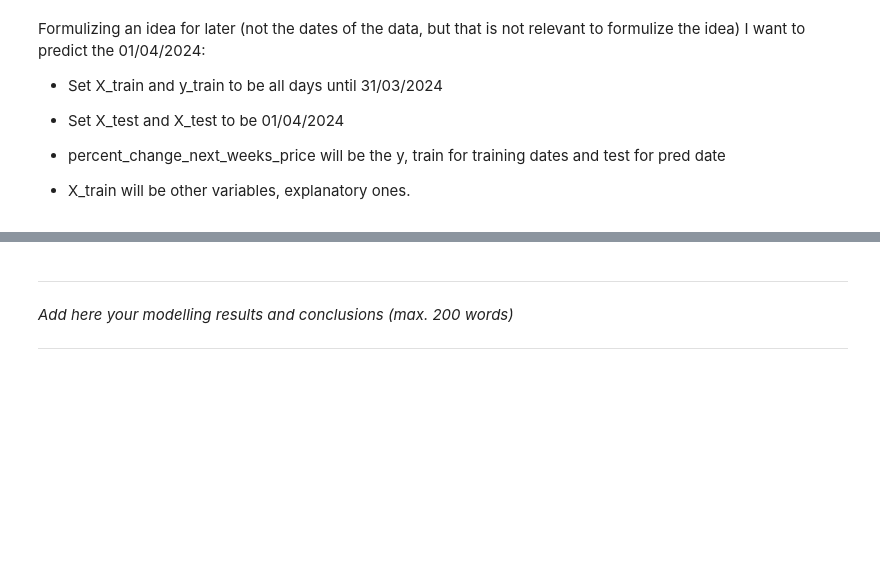
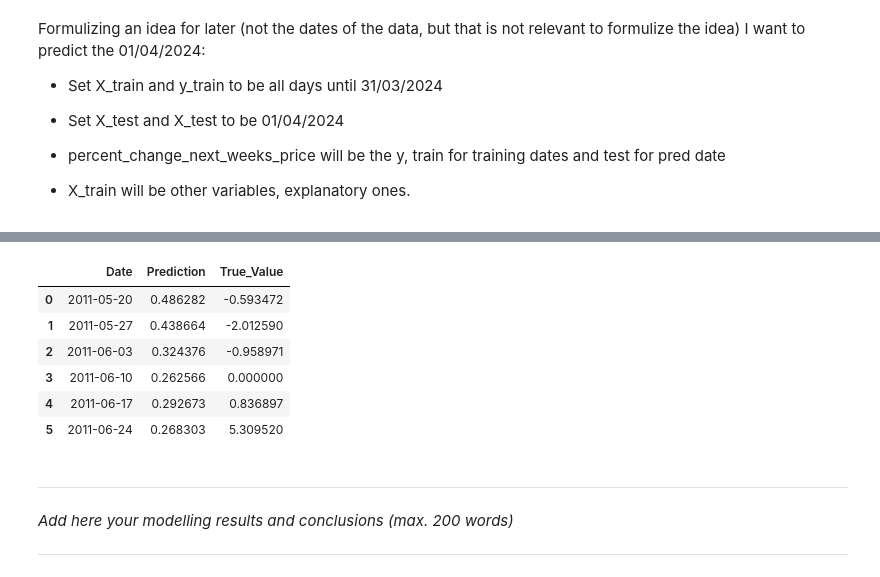
Before and after one commit to CarolinaRuivo/dowjones-index, a Jupyter notebook: template.ipynb, the cells around one changed output, grey strips where cells are left out. Cells and saved outputs as stored; diff of their text form; code cells hidden in the pictures; blank space fills up the shorter version.

```diff
--- a/template.ipynb
+++ b/template.ipynb
@@ -1975,0 +2017,82 @@ I want to predict the 01/04/2024:
+# %%
+#Define the stock to predict
+stock_data = df[df['stock'] == 'IBM'].copy()
+
+# Set the 'date' column as the index
+stock_data.set_index('date', inplace=True)
+
+# Set ts data as a multivariate ts
+ts_data = stock_data[['percent_change_next_weeks_price',
+                    'previous_weeks_volume',
+                    'day_of_week',
+                    'close'
+                    ]]
+
+# Normalize the data
+scaler = MinMaxScaler()
+scaled_data = scaler.fit_transform(ts_data)
+scaled_ts = pd.DataFrame(scaled_data, columns=ts_data.columns, index=ts_data.index)
+
+# Set the train size and train the model + do the predictions
+train_size = 18
+predictions = []
+true_values = []
+dates = []
+
+for i in range(train_size, len(scaled_ts) - 1):
+    train_data = scaled_ts.iloc[:i]
+    test_data = scaled_ts.iloc[i]
+
+    # Prepare the training data
+    X_train = train_data[['previous_weeks_volume', 'day_of_week', 'close']]
+    y_train = train_data[['percent_change_next_weeks_price']]
+
+    X_train, y_train = np.array(X_train), np.array(y_train)
+
+    # Reshape the training data for LSTM input
+    X_train = np.reshape(X_train, (X_train.shape[0], X_train.shape[1], 1))
+
+    # Define the LSTM model
+    model = Sequential()
+    model.add(LSTM(units=50, return_sequences=True, input_shape=(X_train.shape[1], X_train.shape[2])))
+    model.add(LSTM(units=50))
+    model.add(Dense(units=1))
+
+    # Compile the model
+    model.compile(optimizer='adam', loss='mean_squared_error')
+
+    # Define the EarlyStopping callback
+    early_stopping = EarlyStopping(monitor='val_loss', patience=10, restore_best_weights=True)
+
+    # Train the model with early stopping
+    model.fit(X_train, y_train, epochs=100, batch_size=4, validation_split=0.2, callbacks=[early_stopping])
+
+    # Make prediction for the next observation
+    X_test = test_data[['previous_weeks_volume', 'day_of_week', 'close']]
+    X_test = np.array(X_test).reshape(1, -1)  # Reshape for LSTM input
+    prediction = model.predict(X_test)
+
+    # Inverse transform the prediction
+    #prediction = scaler.inverse_transform(prediction)
+    #prediction = scaler.inverse_transform(np.array(prediction).reshape(1, -1))
+    #prediction = scaler.inverse_transform([[prediction]])[0][0]
+    #prediction = scaler.inverse_transform(prediction.reshape(1, -1)).flatten()[0]
+
+    print(prediction.shape)
+
+    predictions.append(prediction[0][0])
+
+    # Save the true value
+    true_value = ts_data.iloc[i + 1]['percent_change_next_weeks_price']  # Retrieve from original data
+    true_values.append(true_value)
+
+    # Save the date
+    next_date = scaled_ts.index[i + 1].strftime('%Y-%m-%d')
+    dates.append(next_date)
+
+true_values = np.array(true_values)
+
+# Create a DataFrame to store the results
+results_df = pd.DataFrame({'Date': dates, 'Prediction': predictions, 'True_Value': true_values})
+results_df
+# %% [output]
@@ -1976,3 +2116,10 @@ I want to predict the 01/04/2024:
+|  | Date | Prediction | True_Value |
+| 0 | 2011-05-20 | 0.486282 | -0.593472 |
+| 1 | 2011-05-27 | 0.438664 | -2.012590 |
+| 2 | 2011-06-03 | 0.324376 | -0.958971 |
+| 3 | 2011-06-10 | 0.262566 | 0.000000 |
+| 4 | 2011-06-17 | 0.292673 | 0.836897 |
+| 5 | 2011-06-24 | 0.268303 | 5.309520 |
 # %%
 #add here your modelling code
 # %% [markdown]
```
Also changed, not shown: parts of 18 cells of this notebook.
